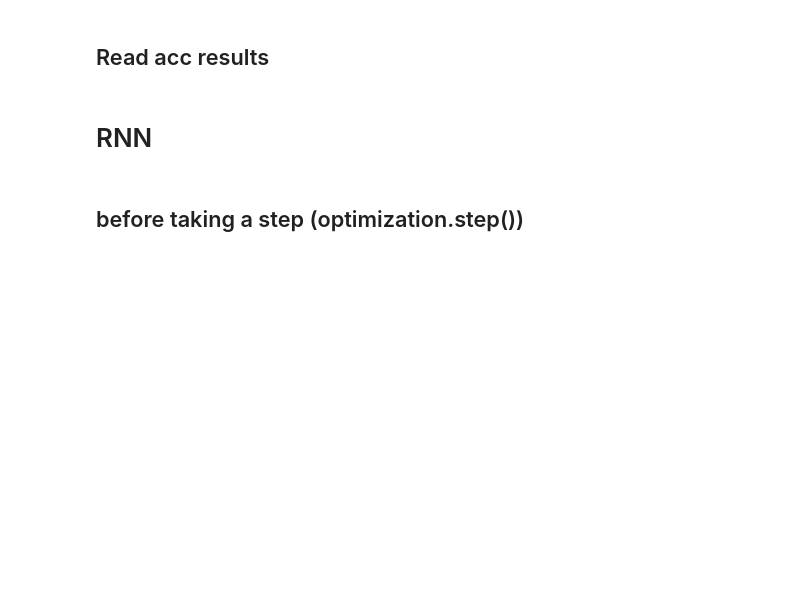
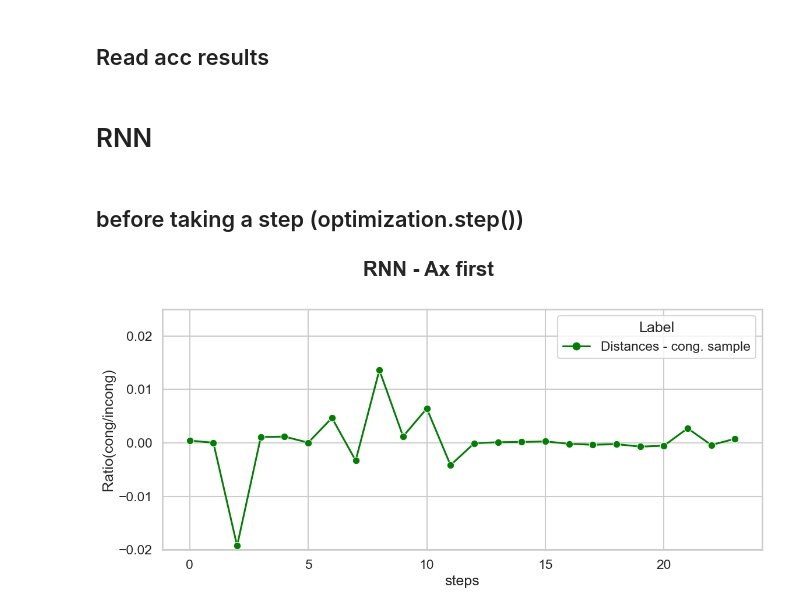
Before and after one commit to MaryZolfaghar/WCSLS, a Jupyter notebook: notebooks/results_ratio_stepbystep.ipynb, the cells around one changed output. Cells and saved outputs as stored; diff of their text form; code cells hidden in the pictures; blank space fills up the shorter version.

```diff
--- a/notebooks/results_ratio_stepbystep.ipynb
+++ b/notebooks/results_ratio_stepbystep.ipynb
@@ -106,30 +104,20 @@ _, _, _, _, a_tr_aft_inc, _ = get_accs(acc_res_aft_inc)
 # %%
 args_dict['val_name']='Ratio(cong/incong)'
 r_res = ratio_hidds_rnn_ctxF_aft_c - ratio_hidds_rnn_ctxF_bef_c # all_res['ratio_hidds_rnn_ctxF']
 
-acc_res = rnn_acc_runs_ctxF_bef_c # acc_res = all_res['rnn_acc_runs_ctxF']
-
 args_dict['Label']='Distances - cong. sample'
 df_r = res_to_df(args_dict, r_res)
-
-# args_dict['Label']='Accuracy'
-# a_c_tr, a_inc_tr, _, _, _, _ = get_accs(acc_res)
-# r_tr = a_c_tr / a_inc_tr # ration of accs
-# df_r_a_tr = res_to_df(args_dict, r_tr)
-dfs = df_r#, df_r_a_tr
+dfs = df_r
 
 # plot params
 args_dict['ctx_order'], args_dict['ctx_order_str'] = 'first', 'ctxF'
 args_dict['model_str'], args_dict['mfig_str'] = 'RNN', 'rnn'
 
 # plot
 fig, ax = plt.subplots(figsize=(figx,figy))
 boxplot_ratio_accs(dfs, args_dict, fig, ax)
-
-# only plot the boxplot
-
-# fig, ax = plt.subplots(figsize=(figx,figy))
-# boxplot(df_r, args_dict, fig, ax)
+# %% [output]
+[figure, added]
 # %%
 args_dict['val_name']='Ratio(cong/incong)'
 r_res = ratio_hidds_rnn_ctxF_aft_inc - ratio_hidds_rnn_ctxF_bef_inc
```
Also changed, not shown: parts of 5 cells of this notebook.
